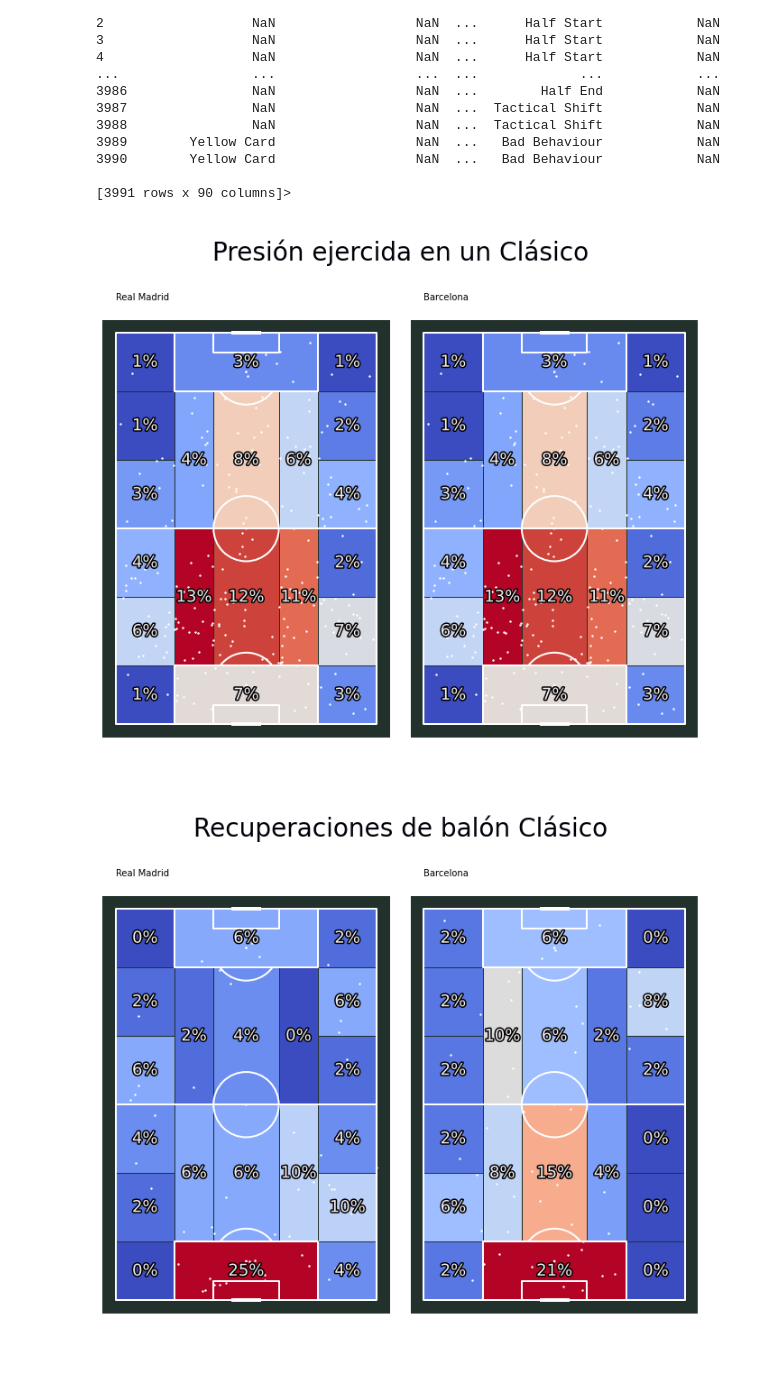
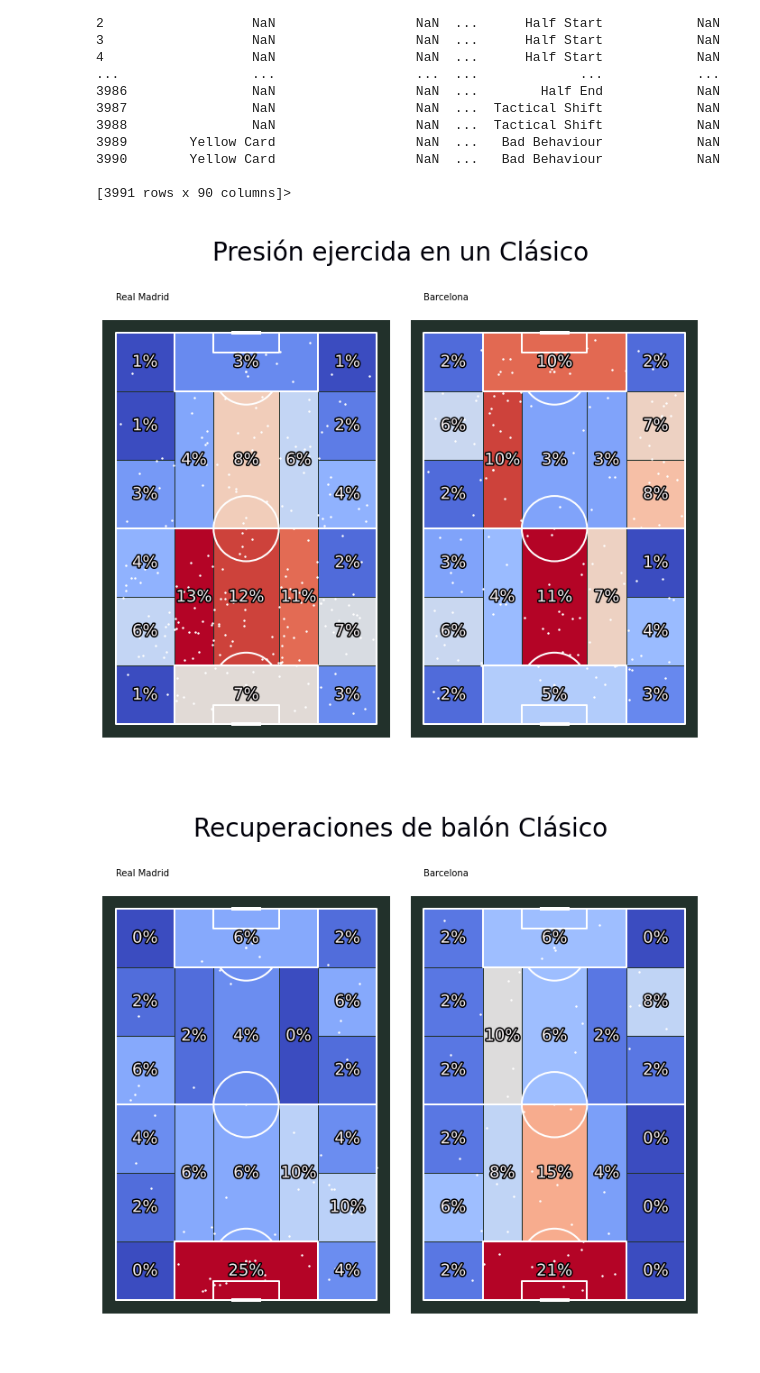
Before and after one commit to pablopascu99/futbol-dataAnalysis, a Jupyter notebook: analisis.ipynb, the cells around one changed output. Cells and saved outputs as stored; diff of their text form; code cells hidden in the pictures.

```diff
--- a/analisis.ipynb
+++ b/analisis.ipynb
@@ -65,44 +65,44 @@ df = sb.events(match_id=3773497)
 rm_pressure = df.loc[df['team'] == 'Real Madrid']
 rm_pressure = rm_pressure.loc[df['type'] == 'Pressure']
 rm_pressure = rm_pressure.location
+rm_pressure = rm_pressure.dropna()
 
 bar_pressure = df.loc[df['team'] == 'Barcelona']
 bar_pressure = bar_pressure.loc[df['type'] == 'Pressure']
 bar_pressure = bar_pressure.location
+bar_pressure = bar_pressure.dropna()
 
 path_eff = [path_effects.Stroke(linewidth=3, foreground='black'), path_effects.Normal()]
-bar_pressure = rm_pressure.dropna()
-bar_pressure = bar_pressure.dropna()
 
 # setup pitch
 pitch = VerticalPitch(pitch_type='statsbomb', line_zorder=2,
                       pitch_color='#22312b', line_color='white')
 # draw
 fig, axs = pitch.grid(ncols=2, axis=False, endnote_height=0.05)
 
 bin_statistic_rm = pitch.bin_statistic_positional(rm_pressure.str[0], rm_pressure.str[1], statistic='count',
                                                positional='full', normalize=True)
 heatmap_rm = pitch.heatmap_positional(bin_statistic_rm, ax=axs['pitch'][0], cmap='coolwarm', edgecolors='#22312b')
 scatter_rm = pitch.scatter(rm_pressure.str[0], rm_pressure.str[1], c='white', s=2, ax=axs['pitch'][0])
 labels_rm = pitch.label_heatmap(bin_statistic_rm, color='#f4edf0', fontsize=18,
                              ax=axs['pitch'][0], ha='center', va='center',
                              str_format='{:.0%}', path_effects=path_eff)
 pitch.annotate('Real Madrid', xy =(0, 0),
                 xytext =(130, 0), ax=axs['pitch'][0], )
 
 bin_statistic_bar = pitch.bin_statistic_positional(bar_pressure.str[0], bar_pressure.str[1], statistic='count',
                                                positional='full', normalize=True)
 heatmap_bar = pitch.heatmap_positional(bin_statistic_bar, ax=axs['pitch'][1], cmap='coolwarm', edgecolors='#22312b')
 scatter_bar = pitch.scatter(bar_pressure.str[0], bar_pressure.str[1], c='white', s=2, ax=axs['pitch'][1])
 labels_bar = pitch.label_heatmap(bin_statistic_bar, color='#f4edf0', fontsize=18,
                              ax=axs['pitch'][1], ha='center', va='center',
                              str_format='{:.0%}', path_effects=path_eff)
 pitch.annotate('Barcelona', xy =(0, 0),
                 xytext =(130, 0), ax=axs['pitch'][1])
 
 title1_text = axs['title'].text(0.5, 0.7, "Presión ejercida en un Clásico", fontsize=28, color='#000009', ha='center', va='center')
 # %% [output]
-[figure, old version]
+[figure, new version]
 # %%
 parser = Sbopen()
 df = sb.events(match_id=3773497)
```
